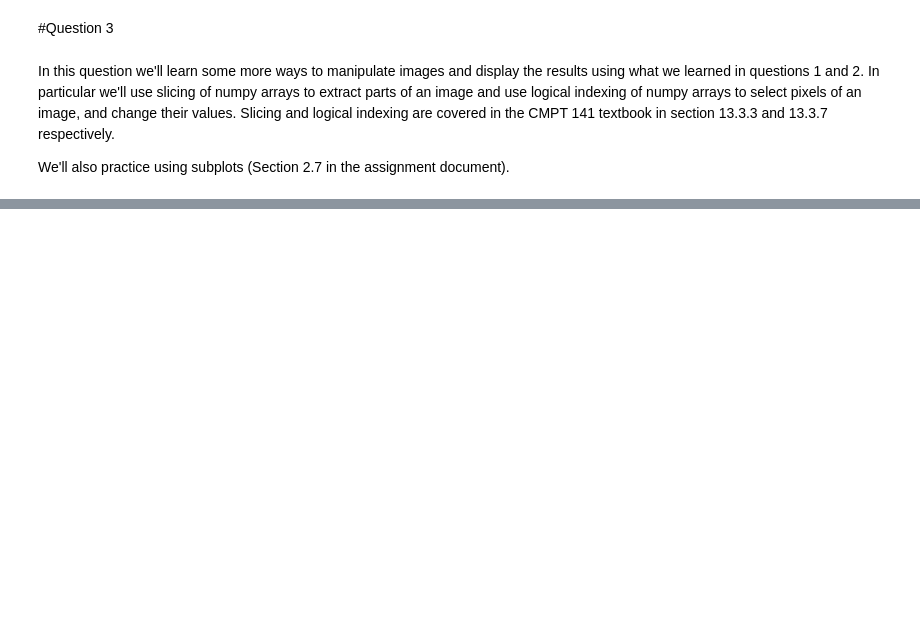
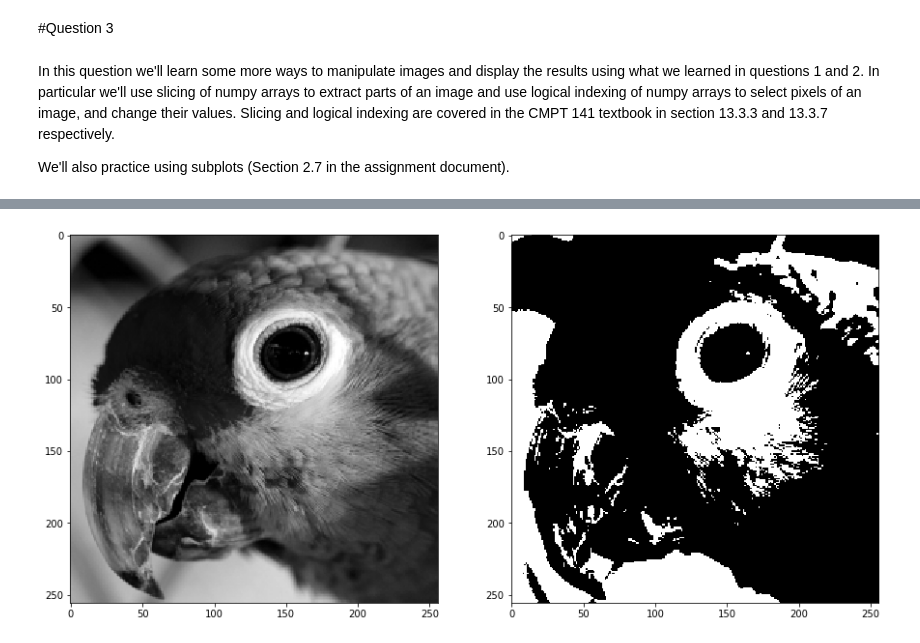
Before and after one commit to satiowadahc/CMPT487A0, a Jupyter notebook: asn0-q3.ipynb, the cells around one changed output, grey strips where cells are left out. Saved outputs shown, nothing was run; the diff lists cells and outputs as text; code cells hidden in the pictures; blank space fills up the shorter version.

```diff
--- a/asn0-q3.ipynb
+++ b/asn0-q3.ipynb
@@ -49,0 +50,21 @@ GNdsp = plt.imshow(greyNImage)
+# %%
+# TODO: Use logical indexing to create a new image in which each pixel of the original image with
+# graylevel <= 0.5 is set to 0.0, and all other pixels are set to 1.0.  Then display the resulting
+# black and white image.
+#
+# If you're thinking of using a loop here, you're thinking about it wrong! The whole point of
+# logical indexing is to avoid loops.  Hint: you can use numpy.copy() to make a copy
+# of an image array.
+
+
+grey = color.rgb2gray(parrotImage)
+b = grey > 0.5
+
+fig2 = plt.figure(figsize=(15, 15))
+
+a2 = fig2.add_subplot(1, 2, 1)
+t1 = plt.imshow(grey, vmin=0, vmax=1)
+b2 = fig2.add_subplot(1, 2, 2)
+t2 = plt.imshow(b, vmin=0, vmax=1)
+# %% [output]
+[figure, added]
```
Also changed, not shown: parts of 1 cell of this notebook, 1 other file.
